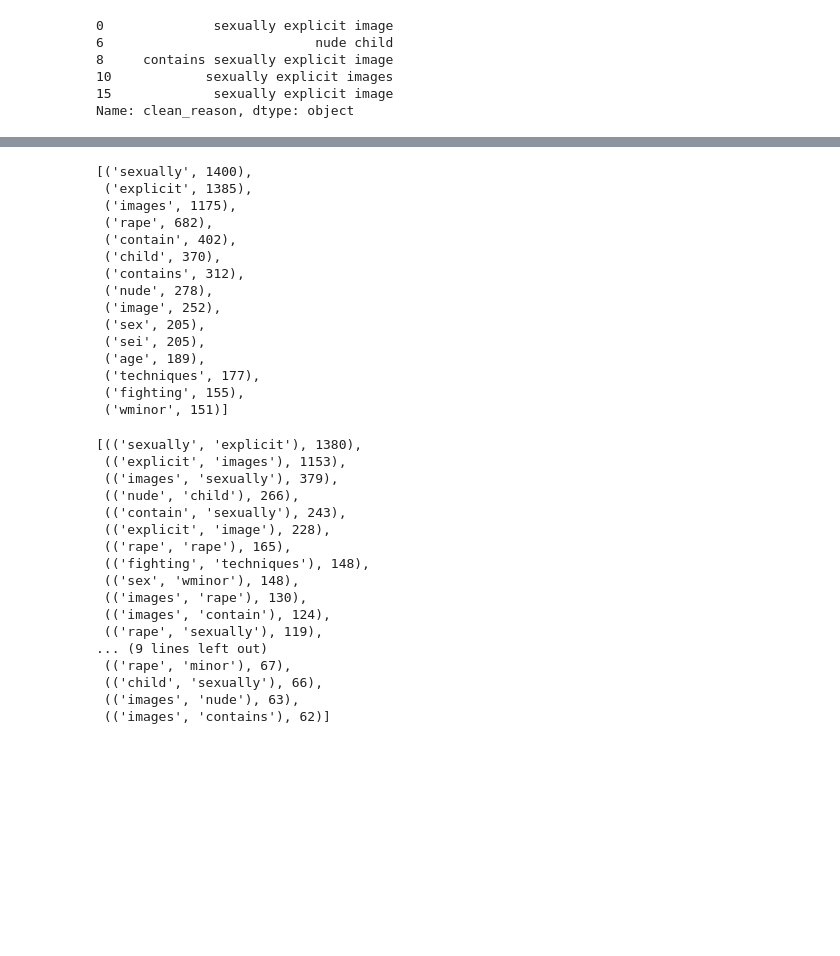
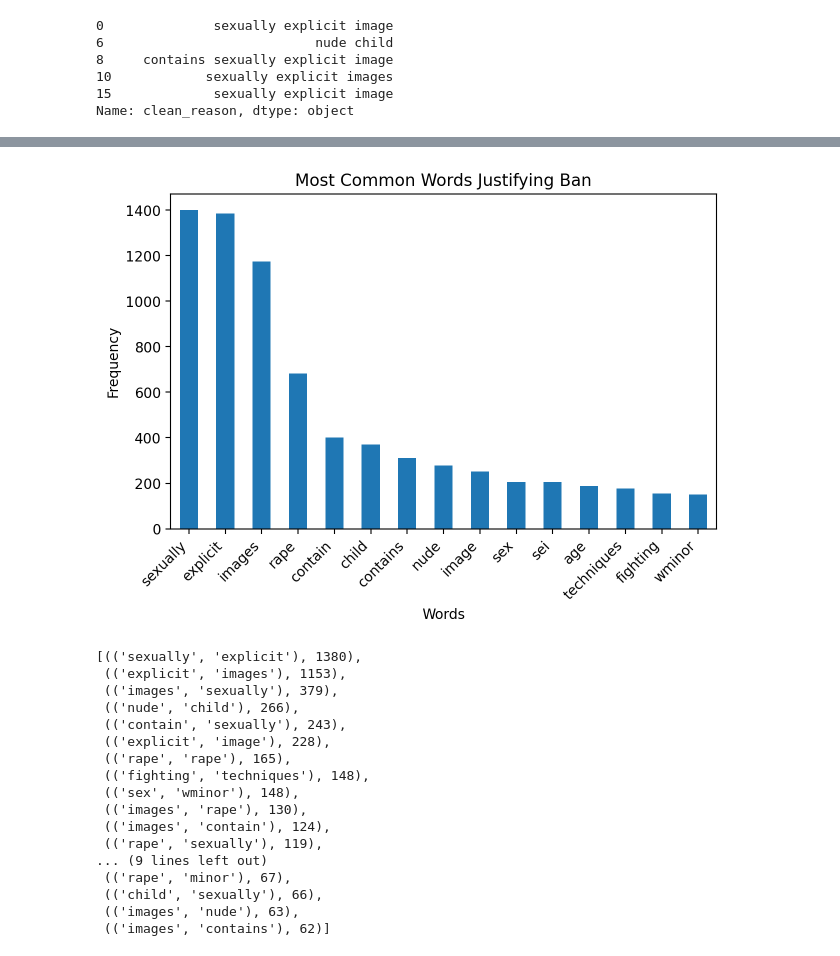
Before and after one commit to arpettey/python_bootcamp, a Jupyter notebook: Banned-Visualized.ipynb, the cells around one changed output, grey strips where cells are left out. Cells and saved outputs as stored; diff of their text form; code cells hidden in the pictures; blank space fills up the shorter version.

```diff
--- a/Banned-Visualized.ipynb
+++ b/Banned-Visualized.ipynb
@@ -299,25 +321,20 @@ Name: subjects, dtype: object
 # %%
 all_words = " ".join(
     merged["clean_reason"].astype(str)
 ).lower().split()
 
-Counter(all_words).most_common(15)
+top_words = Counter(all_words).most_common(15)
+
+df2 = pd.DataFrame(top_words, columns=["Word","Frequency"])
+
+plot2= df2.plot(kind="bar", x="Word", y="Frequency", legend=False)
+plot2.set_ylabel('Frequency')
+plot2.set_xlabel('Words')
+plot2.set_title('Most Common Words Justifying Ban')
+plt.xticks(rotation=45, ha='right')
+plt.tight_layout()
 # %% [output]
-[('sexually', 1400),
- ('explicit', 1385),
- ('images', 1175),
- ('rape', 682),
- ('contain', 402),
- ('child', 370),
- ('contains', 312),
- ('nude', 278),
- ('image', 252),
- ('sex', 205),
- ('sei', 205),
- ('age', 189),
- ('techniques', 177),
- ('fighting', 155),
- ('wminor', 151)]
+[figure, added]
 # %%
 # all_words is from the reason column
 from nltk import ngrams
```
Also changed, not shown: parts of 4 cells of this notebook.
